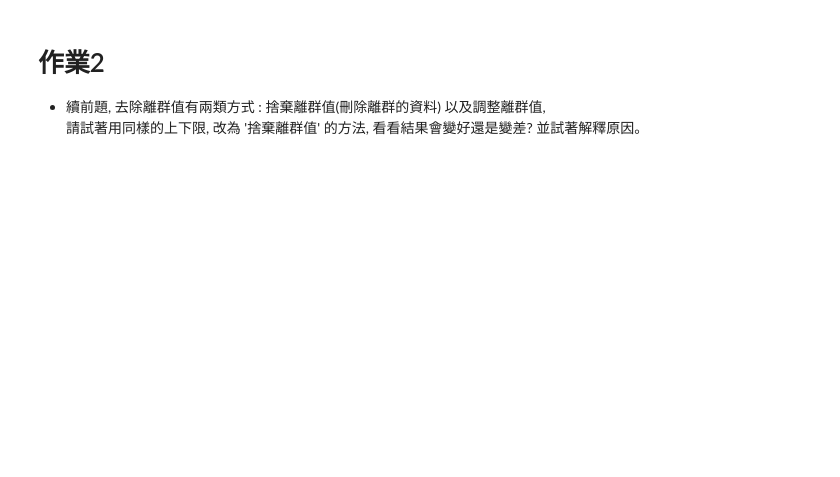
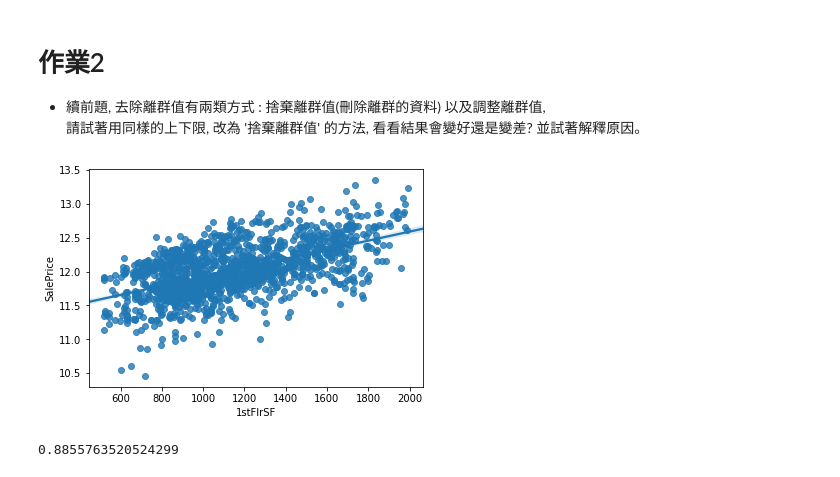
Before and after one commit to kevin801221/ML100days, a Jupyter notebook: Day_010_HW.ipynb, the cells around one changed output. Saved outputs shown, nothing was run; the diff lists cells and outputs as text; code cells hidden in the pictures; blank space fills up the shorter version.

```diff
--- a/Day_010_HW.ipynb
+++ b/Day_010_HW.ipynb
@@ -128,0 +139,19 @@ cross_val_score(estimator, train_X, train_Y, cv=5).mean()
+# %%
+# 將 1stFlrSF 限制在你覺得適合的範圍內, 捨棄離群值
+keep_indexs = (df['1stFlrSF']> 500) & (df['1stFlrSF']< 2000)
+df = df[keep_indexs]
+train_Y = train_Y[keep_indexs]
+sns.regplot(x = df['1stFlrSF'], y=train_Y)
+plt.show()
+
+# 做線性迴歸, 觀察分數
+train_X = MMEncoder.fit_transform(df)
+estimator = LinearRegression()
+cross_val_score(estimator, train_X, train_Y, cv=5).mean()
+
+#cross_val_score:which is intended to avoid the possible bias introduced by relying on any one particular division into test
+#and train components, is to partition the original set in several different ways and to compute an average score over the
+#different partitions.
+# %% [output]
+[figure, added]
+0.8855763520524299
```
Also changed, not shown: parts of 6 cells of this notebook.
